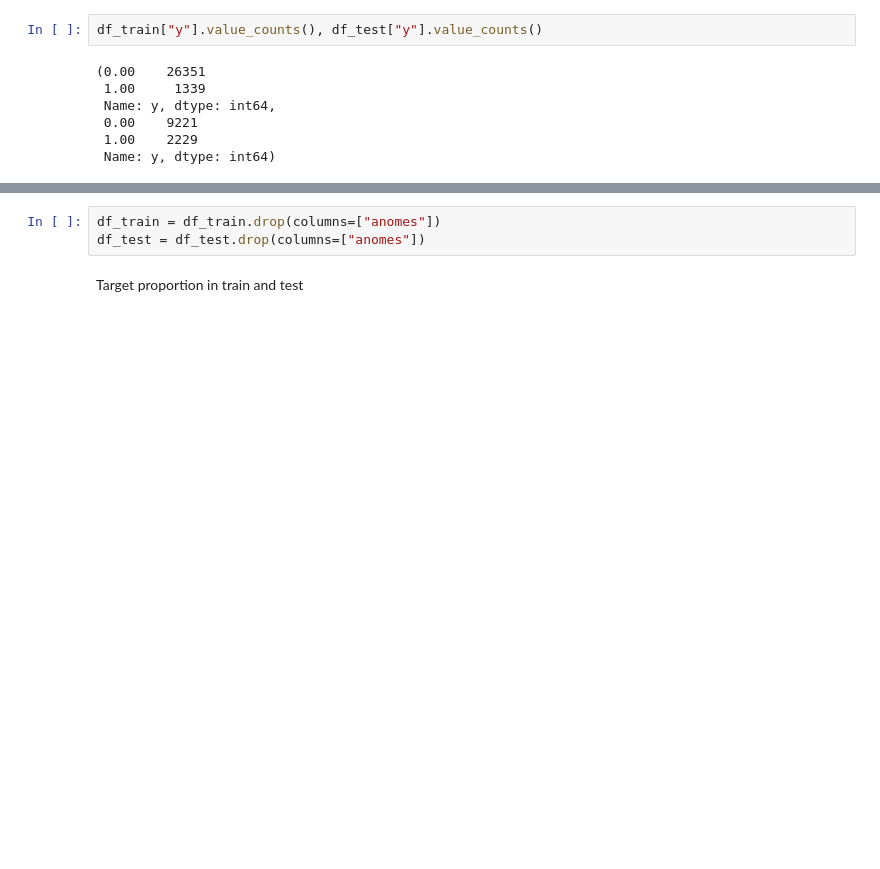
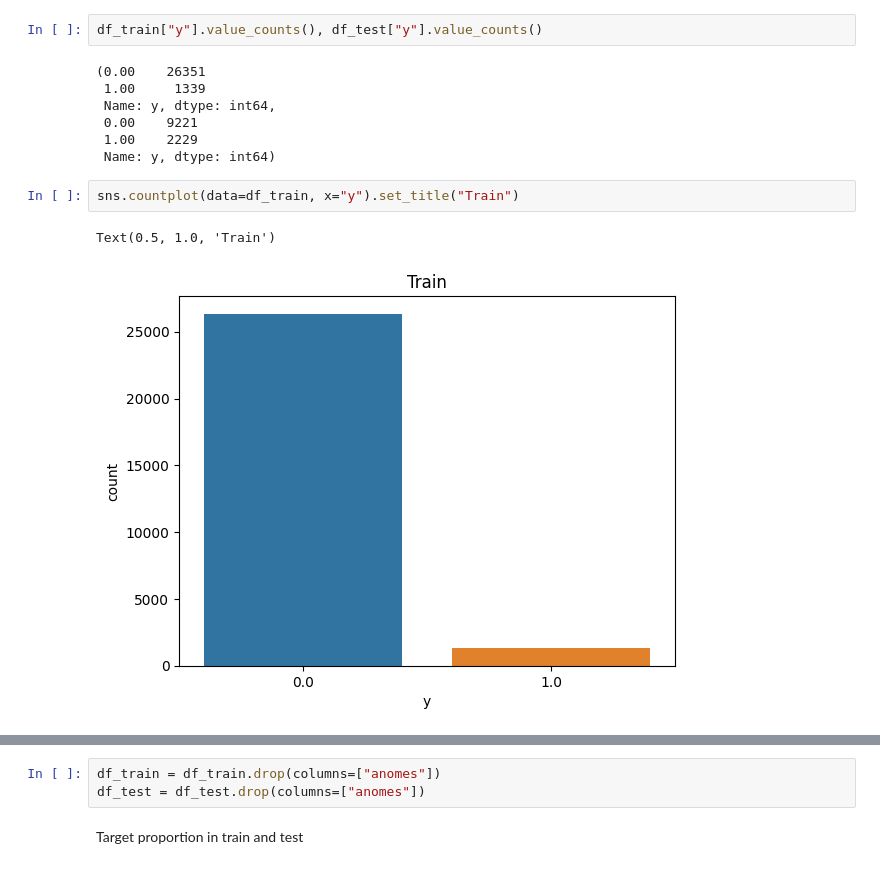
Before and after one commit to mpereiramoretti/pcs5787-projeto, a Jupyter notebook: notebooks/1. Modeling.ipynb, the cells around one changed output, grey strips where cells are left out. Saved outputs shown, nothing was run; the diff lists cells and outputs as text; blank space fills up the shorter version.

```diff
--- a/notebooks/1. Modeling.ipynb
+++ b/notebooks/1. Modeling.ipynb
@@ -391,3 +396,8 @@ df_train["y"].value_counts(), df_test["y"].value_counts()
  0.00    9221
  1.00    2229
  Name: y, dtype: int64)
+# %%
+sns.countplot(data=df_train, x="y").set_title("Train")
+# %% [output]
+Text(0.5, 1.0, 'Train')
+[figure, added]
```
Also changed, not shown: parts of 2 cells of this notebook, 2 other files.
